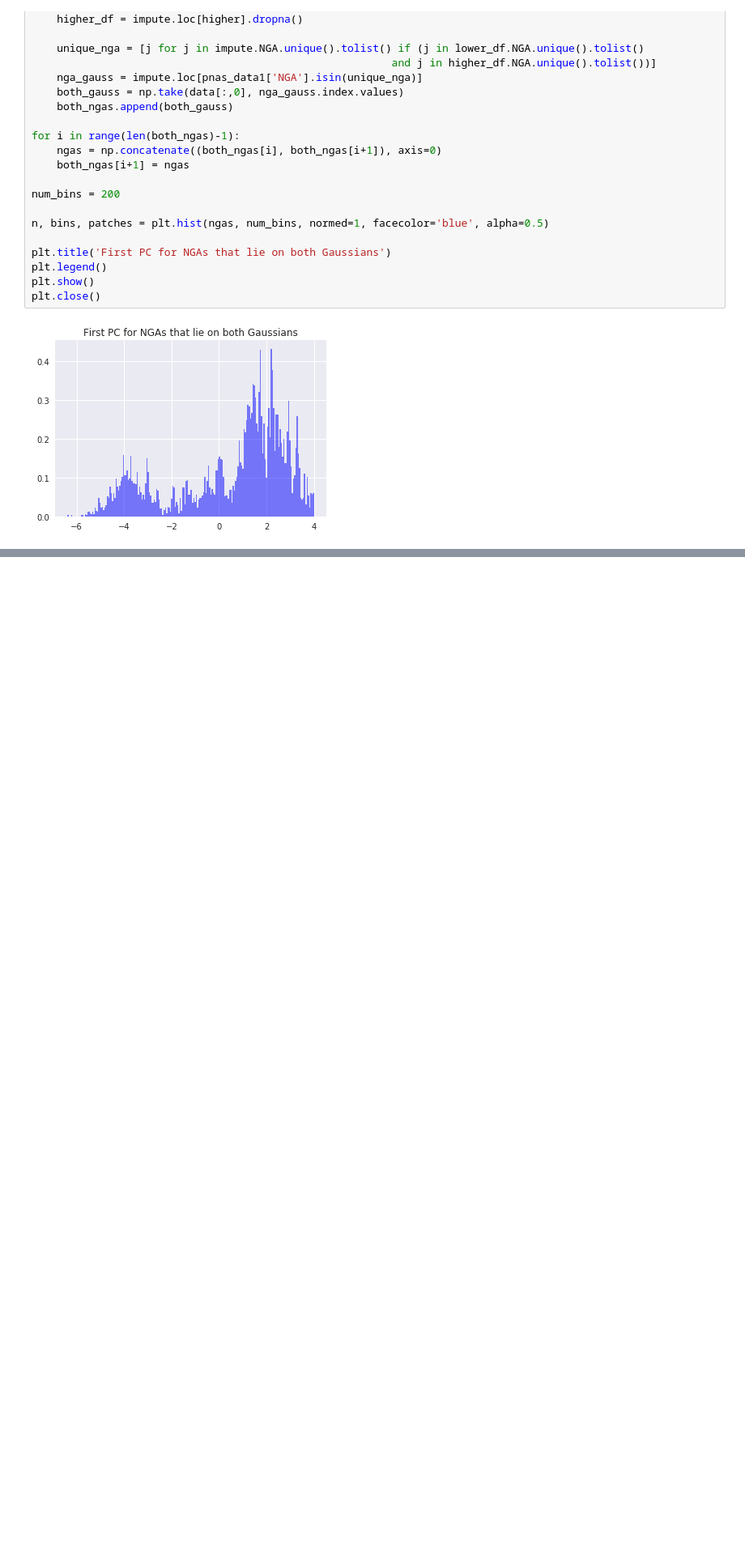
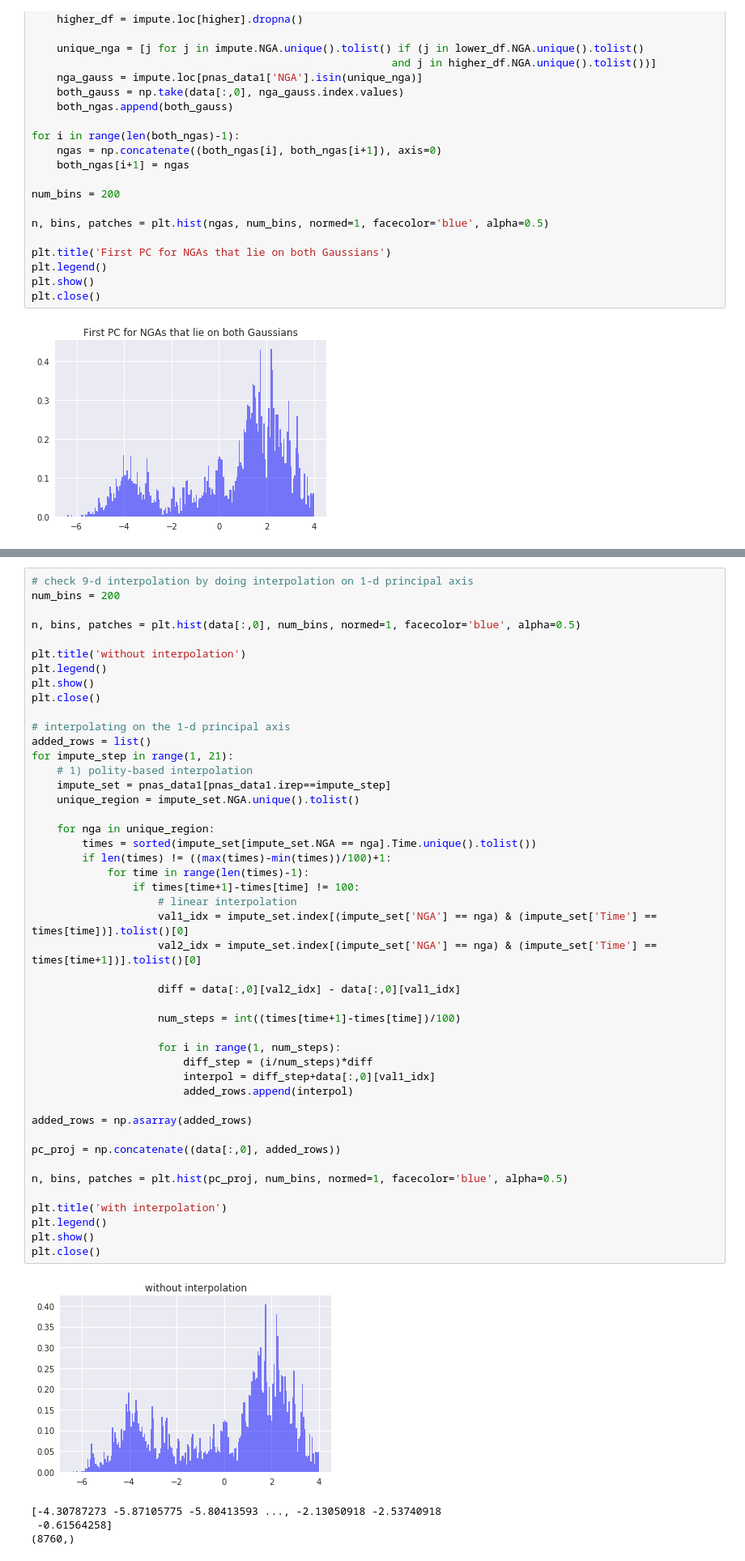
Before and after one commit to jaewshin/turchin, a Jupyter notebook: jupyter/histogram.ipynb, the cells around one changed output, grey strips where cells are left out. Shown: that part at 81% size. Saved outputs shown, nothing was run; the diff lists cells and outputs as text; blank space fills up the shorter version.

```diff
--- a/jupyter/histogram.ipynb
+++ b/jupyter/histogram.ipynb
@@ -233,0 +240,51 @@ plt.close()
+# %%
+# check 9-d interpolation by doing interpolation on 1-d principal axis
+num_bins = 200
+
+n, bins, patches = plt.hist(data[:,0], num_bins, normed=1, facecolor='blue', alpha=0.5)
+
+plt.title('without interpolation')
+plt.legend()
+plt.show()
+plt.close()
+
+# interpolating on the 1-d principal axis
+added_rows = list()
+for impute_step in range(1, 21):
+    # 1) polity-based interpolation
+    impute_set = pnas_data1[pnas_data1.irep==impute_step]
+    unique_region = impute_set.NGA.unique().tolist()
+
+    for nga in unique_region:
+        times = sorted(impute_set[impute_set.NGA == nga].Time.unique().tolist())
+        if len(times) != ((max(times)-min(times))/100)+1:
+            for time in range(len(times)-1):
+                if times[time+1]-times[time] != 100:
+                    # linear interpolation
+                    val1_idx = impute_set.index[(impute_set['NGA'] == nga) & (impute_set['Time'] == times[time])].tolist()[0]
+                    val2_idx = impute_set.index[(impute_set['NGA'] == nga) & (impute_set['Time'] == times[time+1])].tolist()[0]
+
+                    diff = data[:,0][val2_idx] - data[:,0][val1_idx]
+
+                    num_steps = int((times[time+1]-times[time])/100)
+
+                    for i in range(1, num_steps):
+                        diff_step = (i/num_steps)*diff
+                        interpol = diff_step+data[:,0][val1_idx]
+                        added_rows.append(interpol)
+
+added_rows = np.asarray(added_rows)
+
+pc_proj = np.concatenate((data[:,0], added_rows))
+
+n, bins, patches = plt.hist(pc_proj, num_bins, normed=1, facecolor='blue', alpha=0.5)
+
+plt.title('with interpolation')
+plt.legend()
+plt.show()
+plt.close()
+# %% [output]
+[figure, added]
+[-4.30787273 -5.87105775 -5.80413593 ..., -2.13050918 -2.53740918
+ -0.61564258]
+(8760,)
```
Also changed, not shown: parts of 3 cells of this notebook, 5 other files.
